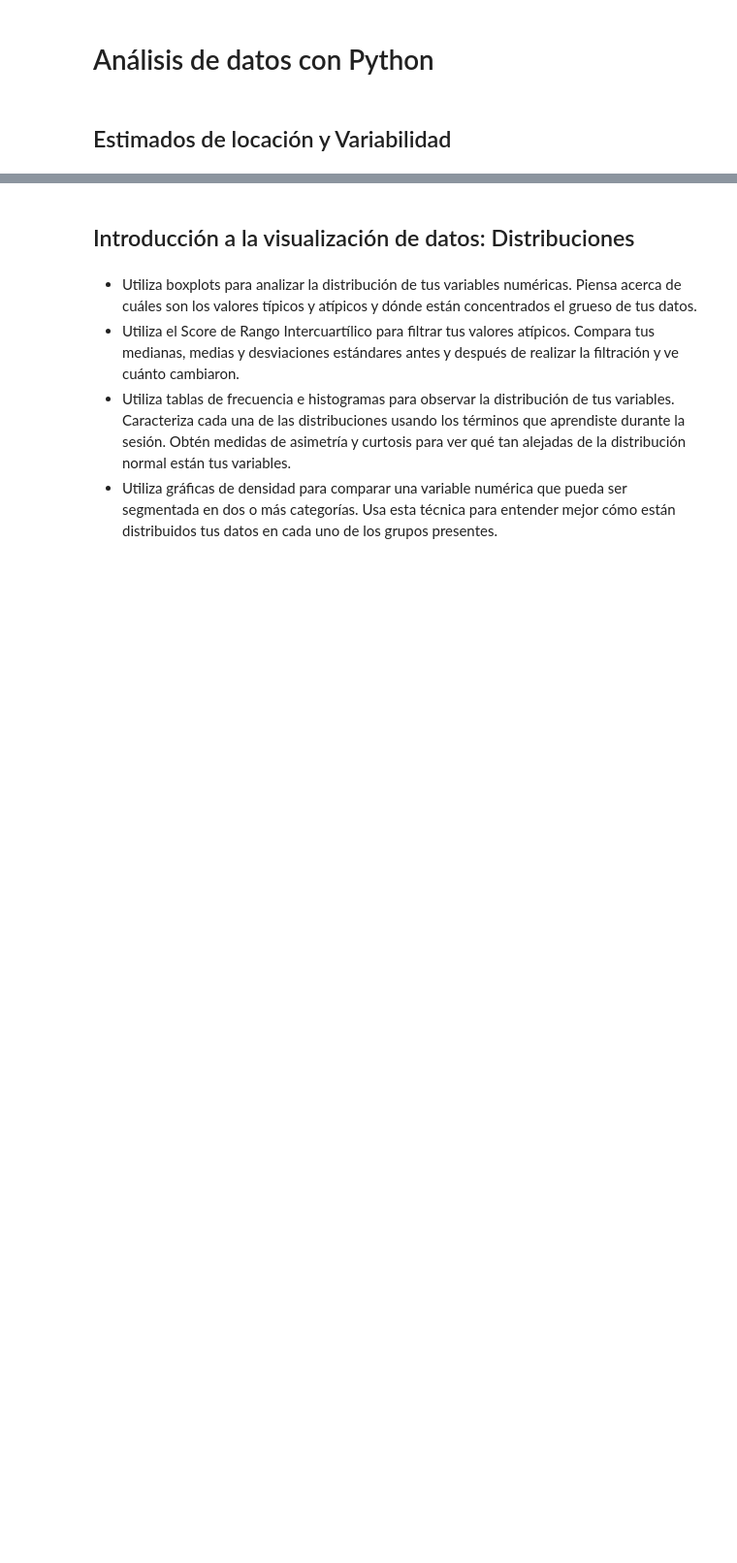
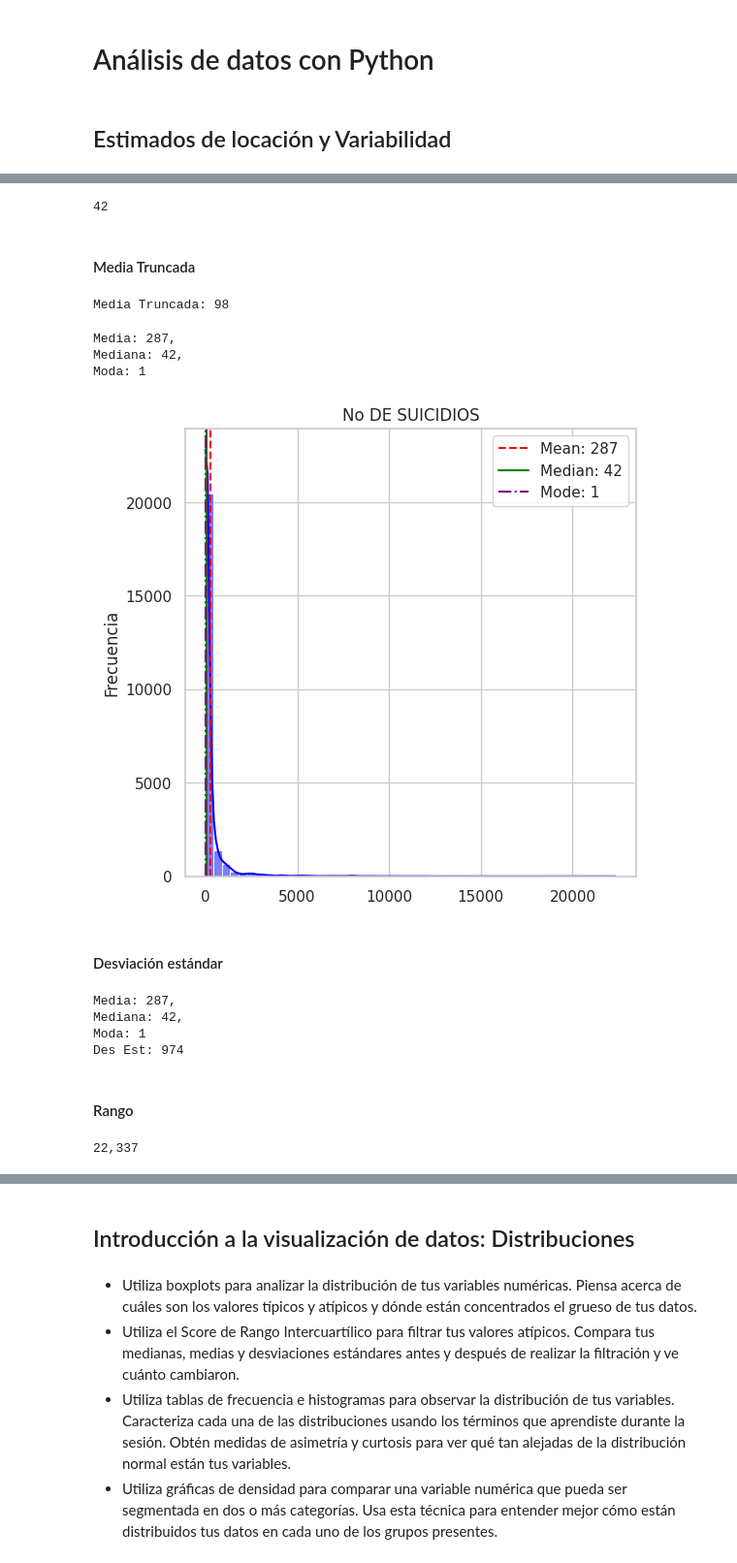
Before and after one commit to Gisellrom/ProyectoBEDU, a Jupyter notebook: Suicidios.ipynb, the cells around one changed output, grey strips where cells are left out. Shown at 97% size. Saved outputs shown, nothing was run; the diff lists cells and outputs as text; code cells hidden in the pictures; blank space fills up the shorter version.

```diff
--- a/Suicidios.ipynb
+++ b/Suicidios.ipynb
@@ -330,0 +460,3 @@ Obtén los siguientes estimados de tus columnas numéricas:
+# %%
+# Eliminar filas donde 'no_suicidios' es igual a 0
+df = df.loc[df['no_suicidios'] != 0]
@@ -330,0 +472,7 @@ Obtén los siguientes estimados de tus columnas numéricas:
+# %%
+no_suicidios = "{:,.0f}".format(df['no_suicidios'].median())
+print(no_suicidios)
+# %% [output]
+42
+# %% [markdown]
+#### Media Truncada
@@ -330,0 +481,44 @@ Obtén los siguientes estimados de tus columnas numéricas:
+# %%
+#truncar el valor promedio de la columna no_suicidios con el porcentaje, 5% a la izquierda y 5% a la dereha, es decir el 10% en total
+media_truncada = stats.trim_mean(df['no_suicidios'], 0.1)
+print(f'Media Truncada: {media_truncada:,.0f}')
+# %% [output]
+Media Truncada: 98
+# %%
+correct_no_suicidios_mean = df['no_suicidios'].mean() #Promedio
+correct_no_suicidios_median = df['no_suicidios'].median() #Mediana
+correct_no_suicidios_mode = df['no_suicidios'].mode()[0] #Moda
+
+print("Media: {:,.0f}, \nMediana: {:,.0f}, \nModa: {:,.0f}".format(correct_no_suicidios_mean, correct_no_suicidios_median, correct_no_suicidios_mode))
+# %% [output]
+Media: 287,
+Mediana: 42,
+Moda: 1
+# %%
+import matplotlib.pyplot as plt
+import seaborn as sns
+
+# Set the style of seaborn plot
+sns.set(style="whitegrid")
+
+# Plotting the distribution of the 'price' column
+plt.figure(figsize=(6, 6))
+sns.histplot(df['no_suicidios'], kde=True, bins=50, color='blue')
+
+# Plotting the mean, median, and mode
+plt.axvline(correct_no_suicidios_mean, color='red', linestyle='--', label=f'Mean: {correct_no_suicidios_mean:,.0f}')
+plt.axvline(correct_no_suicidios_median, color='green', linestyle='-', label=f'Median: {correct_no_suicidios_median:,.0f}')
+plt.axvline(correct_no_suicidios_mode, color='purple', linestyle='-.', label=f'Mode: {correct_no_suicidios_mode:,.0f}')
+
+# Adding title and labels
+plt.title('No DE SUICIDIOS')
+plt.xlabel('')
+plt.ylabel('Frecuencia')
+plt.legend()
+
+# Show the plot
+plt.show()
+# %% [output]
+[figure, added]
+# %% [markdown]
+#### Desviación estándar
@@ -330,0 +527,16 @@ Obtén los siguientes estimados de tus columnas numéricas:
+# %%
+print("Media: {:,.0f}, \nMediana: {:,.0f}, \nModa: {:,.0f}".format(correct_no_suicidios_mean, correct_no_suicidios_median, correct_no_suicidios_mode))
+print("Des Est: {:,.0f}".format(standar_deviation))
+# %% [output]
+Media: 287,
+Mediana: 42,
+Moda: 1
+Des Est: 974
+# %% [markdown]
+#### Rango
+# %%
+no_suicidios_range = df['no_suicidios'].max() - df['no_suicidios'].min()
+formatted_no_suicidios_range = f'{no_suicidios_range:,.0f}'
+print(formatted_no_suicidios_range)
+# %% [output]
+22,337
```
Also changed, not shown: parts of 124 cells of this notebook.
